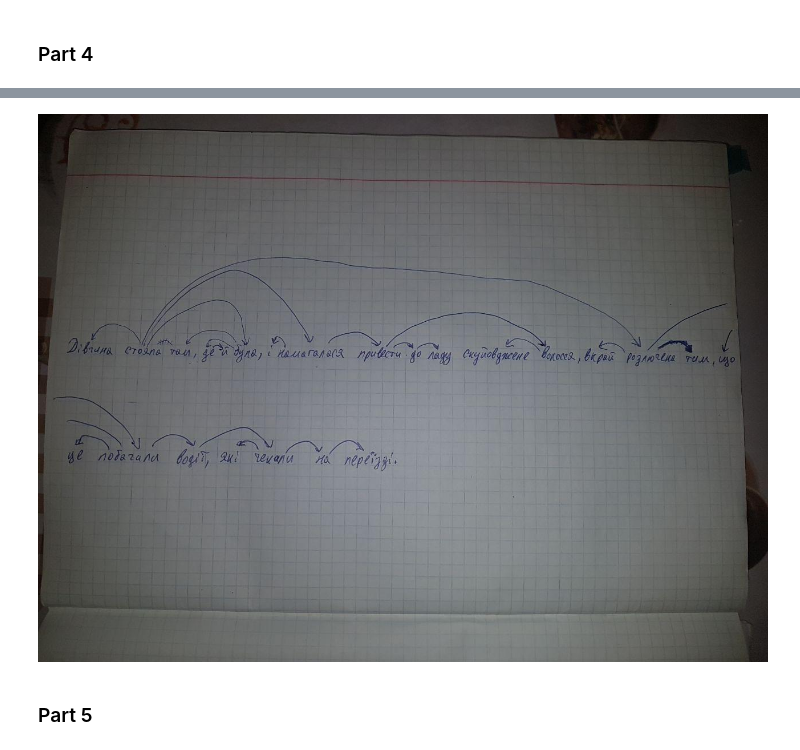
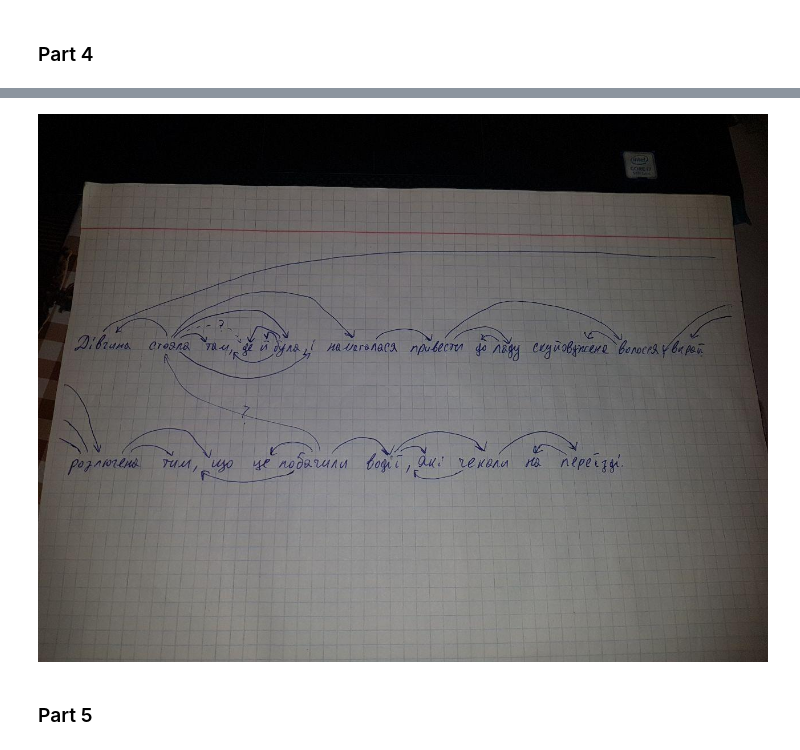
Before and after one commit to vseloved/prj-nlp-2020, a Jupyter notebook: students/DimaSakovich/02-structural-linguistics/1-sling.ipynb, the cells around one changed output, grey strips where cells are left out. Cells and saved outputs as stored; diff of their text form; code cells hidden in the pictures.

```diff
--- a/students/DimaSakovich/02-structural-linguistics/1-sling.ipynb
+++ b/students/DimaSakovich/02-structural-linguistics/1-sling.ipynb
@@ -275,9 +273,9 @@ for token in doc.sentences[0].words:
 ('29', 'переїзді', 27, 'obl')
 ('30', '.', 2, 'punct')
 # %%
-Image(filename='dep_tree.jpg')
+Image(filename='dep_tree_v2.jpg')
 # %% [output]
-[figure, old version]
+[figure, new version]
 # %% [markdown]
 ### Part 5
 # %% [markdown]
```
Also changed, not shown: parts of 2 cells of this notebook, 5 other files.
